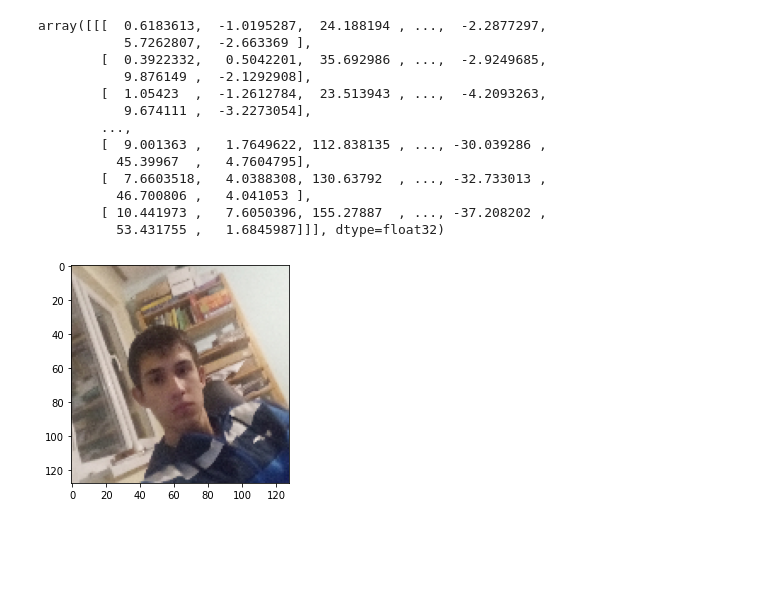
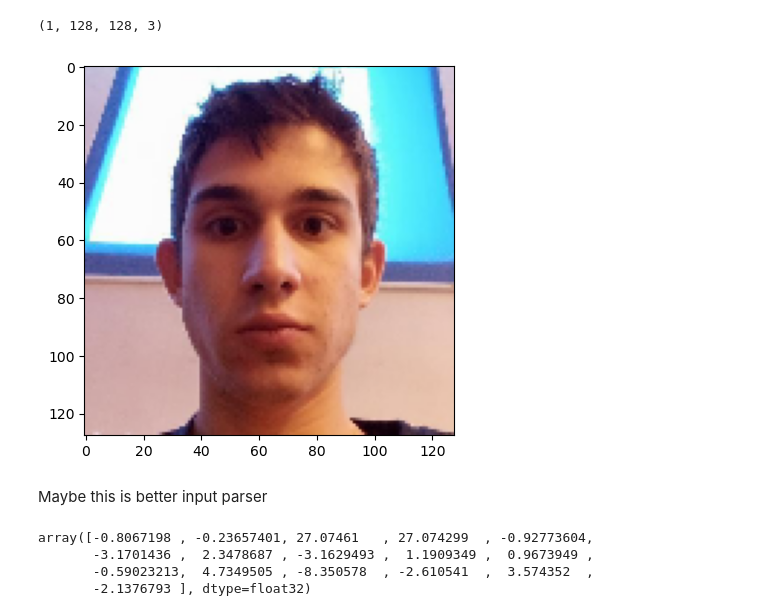
Before and after one commit to hot-cat/githubFolder, a Jupyter notebook: tryingFaceDec.ipynb, the cells around one changed output. Saved outputs shown, nothing was run; the diff lists cells and outputs as text; code cells hidden in the pictures; blank space fills up the shorter version.

```diff
--- a/tryingFaceDec.ipynb
+++ b/tryingFaceDec.ipynb
@@ -17,38 +17,26 @@ output_details [{'name': 'regressors', 'index': 175, 'shape': array([  1, 896,
 # %%
 import cv2
 import matplotlib.pyplot as plt
 
-image = cv2.imread('smallme.jpg')
+image = cv2.imread('metest.jpg')
+# image = cv2.cvtColor(image, cv2.COLOR_BGR2RGB)
+# plt.imshow(image)
+
 # plt.imshow(image[:,:,::-1])
 
 image_cropped = image[:image.shape[0], :image.shape[0], ::-1] # crop to avoid letterboxing step
 # plt.imshow(image_cropped)
 
-img = cv2.resize(image_cropped, (128, 128))[np.newaxis, :, :, :]
+img = cv2.resize(image_cropped, ( dim,  dim))[np.newaxis, :, :, :]
+
 plt.imshow(img[0])
+
 img = (np.float32(img) - 0.0) / 255.0  # normalization (specified in tflite_converter_calculator, not in model card)
-
+img_input = (img - 0.5) / 0.5
 #img = (np.float32(img) - 0.0) / 255.0 # normalization (specified in tflite_converter_calculator, not in model card)
-interpreter.set_tensor(input_details[0]['index'], img)
-
-interpreter.invoke()
-
-output0 = interpreter.get_tensor(output_details[0]['index'])
-output1 = interpreter.get_tensor(output_details[1]['index'])
-
-output0
+img_input.shape
 # %% [output]
-array([[[  0.6183613,  -1.0195287,  24.188194 , ...,  -2.2877297,
-           5.7262807,  -2.663369 ],
-        [  0.3922332,   0.5042201,  35.692986 , ...,  -2.9249685,
-           9.876149 ,  -2.1292908],
-        [  1.05423  ,  -1.2612784,  23.513943 , ...,  -4.2093263,
-           9.674111 ,  -3.2273054],
-        ...,
-        [  9.001363 ,   1.7649622, 112.838135 , ..., -30.039286 ,
-          45.39967  ,   4.7604795],
-        [  7.6603518,   4.0388308, 130.63792  , ..., -32.733013 ,
-          46.700806 ,   4.041053 ],
-        [ 10.441973 ,   7.6050396, 155.27887  , ..., -37.208202 ,
-          53.431755 ,   1.6845987]]], dtype=float32)
+(1, 128, 128, 3)
-[figure, old version]
+[figure, new version]
+# %% [markdown]
+Maybe this is better input parser
@@ -54,0 +67,14 @@ array([[[  0.6183613,  -1.0195287,  24.188194 , ...,  -2.2877297,
+# %%
+interpreter.set_tensor(input_details[0]['index'], tensor)
+
+interpreter.invoke()
+
+output0 =  np.squeeze(interpreter.get_tensor(output_details[0]['index']))
+output1 =  np.squeeze(interpreter.get_tensor(output_details[1]['index']))
+
+output0[0]
+# %% [output]
+array([-0.8067198 , -0.23657401, 27.07461   , 27.074299  , -0.92773604,
+       -3.1701436 ,  2.3478687 , -3.1629493 ,  1.1909349 ,  0.9673949 ,
+       -0.59023213,  4.7349505 , -8.350578  , -2.610541  ,  3.574352  ,
+       -2.1376793 ], dtype=float32)
```
Also changed, not shown: parts of 7 cells of this notebook, 1 other file.
